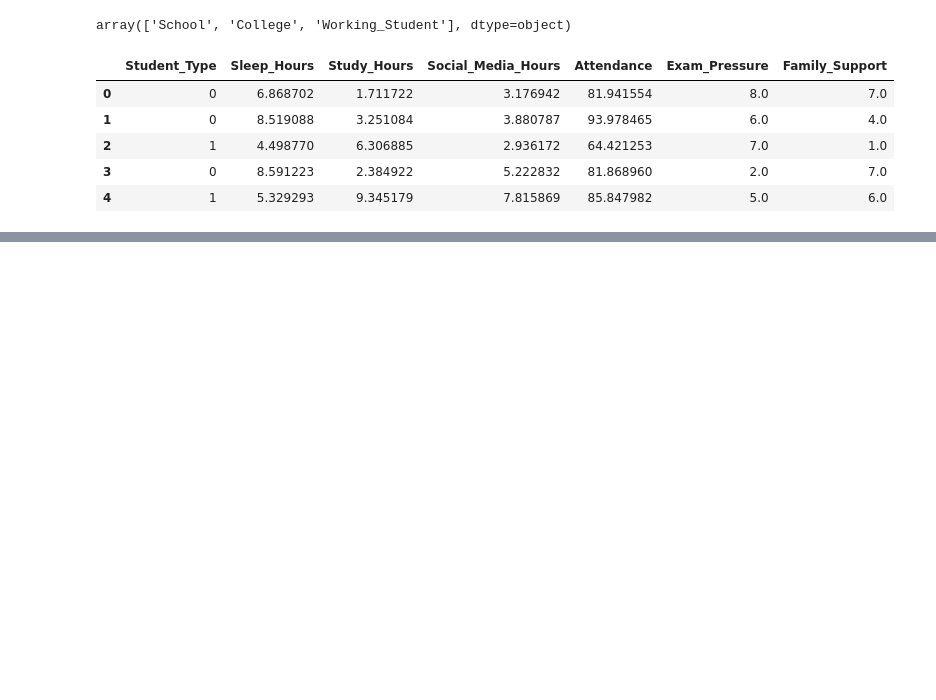
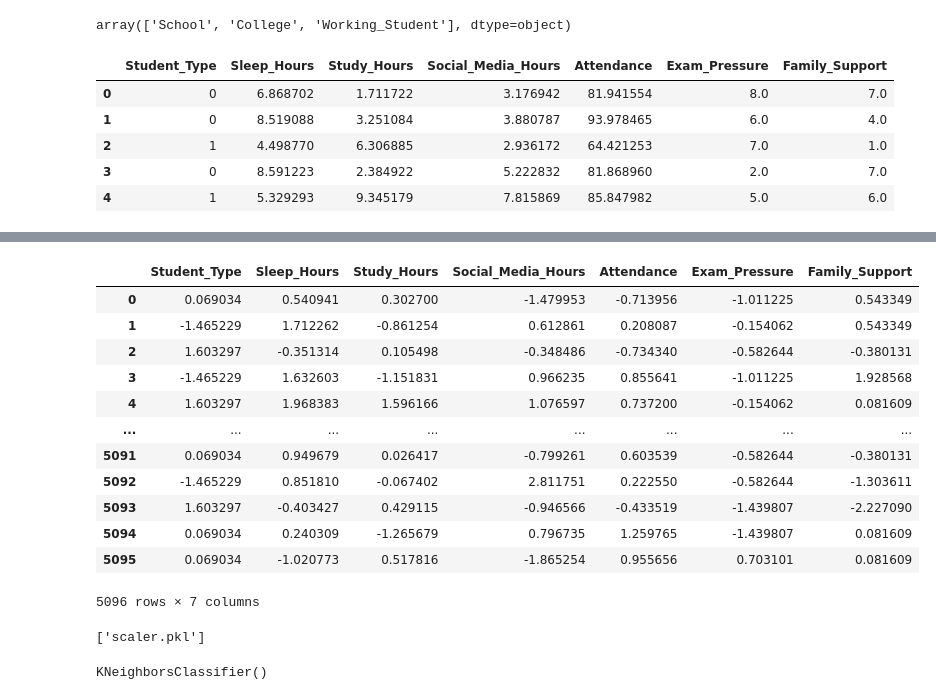
Before and after one commit to kishanyadav5436/ML_Training, a Jupyter notebook: StudentLIfe&Stress Prediction/student-lifestyle_and_stress.ipynb, the cells around one changed output, grey strips where cells are left out. Drawn from its saved outputs; the diff is of its cells as text; code cells hidden in the pictures; blank space fills up the shorter version.

```diff
--- a/StudentLIfe&Stress Prediction/student-lifestyle_and_stress.ipynb
+++ b/StudentLIfe&Stress Prediction/student-lifestyle_and_stress.ipynb
@@ -429,0 +450,2 @@ X.head()
+# %%
+X_test=scaler.transform(X_test)
@@ -429,0 +454,2 @@ X.head()
+# %%
+X_test=pd.DataFrame(X_test,columns=X.columns)
@@ -429,0 +472,21 @@ X.head()
+# %%
+X_test
+# %% [output]
+|  | Student_Type | Sleep_Hours | Study_Hours | Social_Media_Hours | Attendance | Exam_Pressure | Family_Support |
+| 0 | 0.069034 | 0.540941 | 0.302700 | -1.479953 | -0.713956 | -1.011225 | 0.543349 |
+| 1 | -1.465229 | 1.712262 | -0.861254 | 0.612861 | 0.208087 | -0.154062 | 0.543349 |
+| 2 | 1.603297 | -0.351314 | 0.105498 | -0.348486 | -0.734340 | -0.582644 | -0.380131 |
+| 3 | -1.465229 | 1.632603 | -1.151831 | 0.966235 | 0.855641 | -1.011225 | 1.928568 |
+| 4 | 1.603297 | 1.968383 | 1.596166 | 1.076597 | 0.737200 | -0.154062 | 0.081609 |
+| ... | ... | ... | ... | ... | ... | ... | ... |
+| 5091 | 0.069034 | 0.949679 | 0.026417 | -0.799261 | 0.603539 | -0.582644 | -0.380131 |
+| 5092 | -1.465229 | 0.851810 | -0.067402 | 2.811751 | 0.222550 | -0.582644 | -1.303611 |
+| 5093 | 1.603297 | -0.403427 | 0.429115 | -0.946566 | -0.433519 | -1.439807 | -2.227090 |
+| 5094 | 0.069034 | 0.240309 | -1.265679 | 0.796735 | 1.259765 | -1.439807 | 0.081609 |
+| 5095 | 0.069034 | -1.020773 | 0.517816 | -1.865254 | 0.955656 | 0.703101 | 0.081609 |
+5096 rows × 7 columns
+# %%
+import joblib
+joblib.dump(scaler, "scaler.pkl")
+# %% [output]
+['scaler.pkl']
@@ -429,0 +507,9 @@ X.head()
+# %%
+lr_model.fit(X_train,y_train)
+dt_model.fit(X_train,y_train)
+rf_model.fit(X_train,y_train)
+svm_model.fit(X_train,y_train)
+gb_model.fit(X_train,y_train)
+knn_model.fit(X_train,y_train)
+# %% [output]
+KNeighborsClassifier()
```
Also changed, not shown: parts of 22 cells of this notebook, 1 other file.
